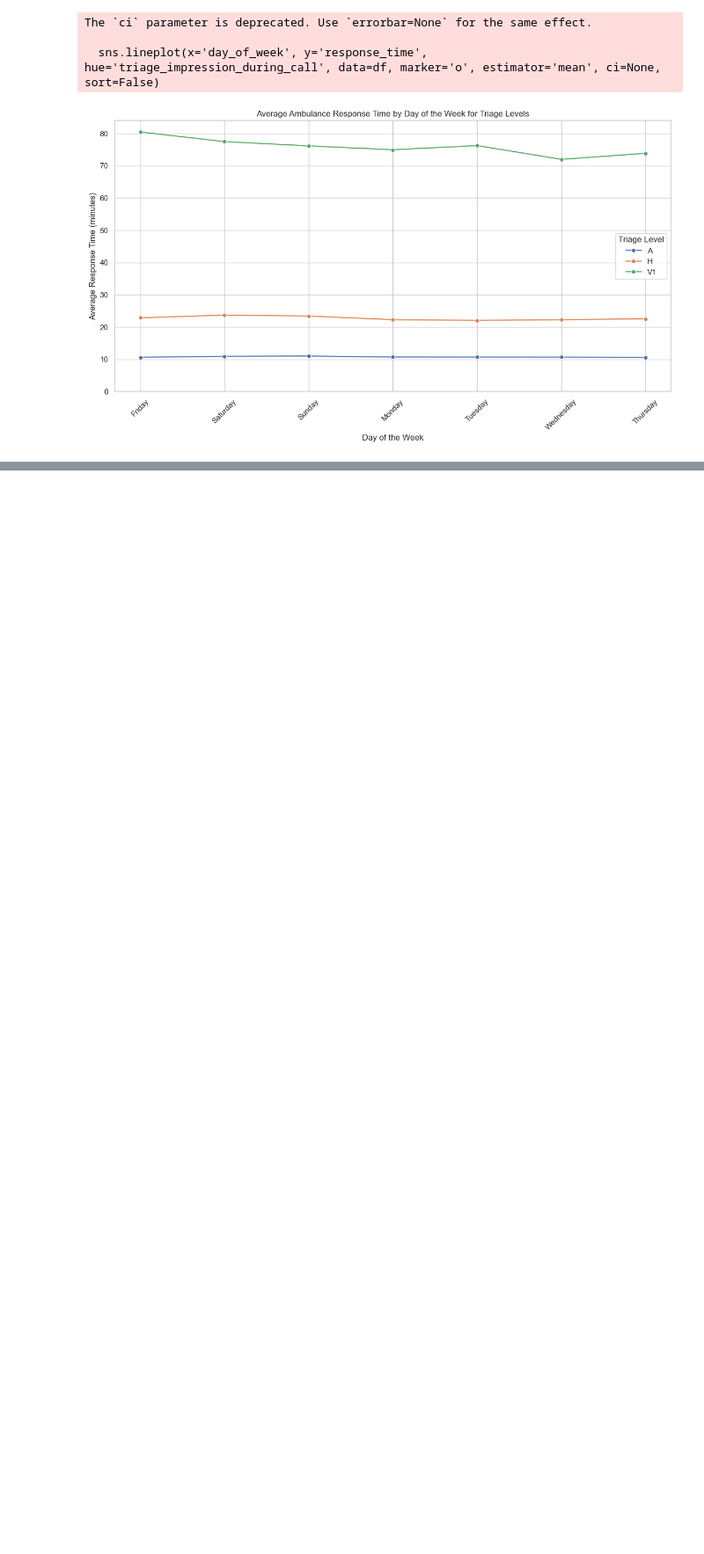
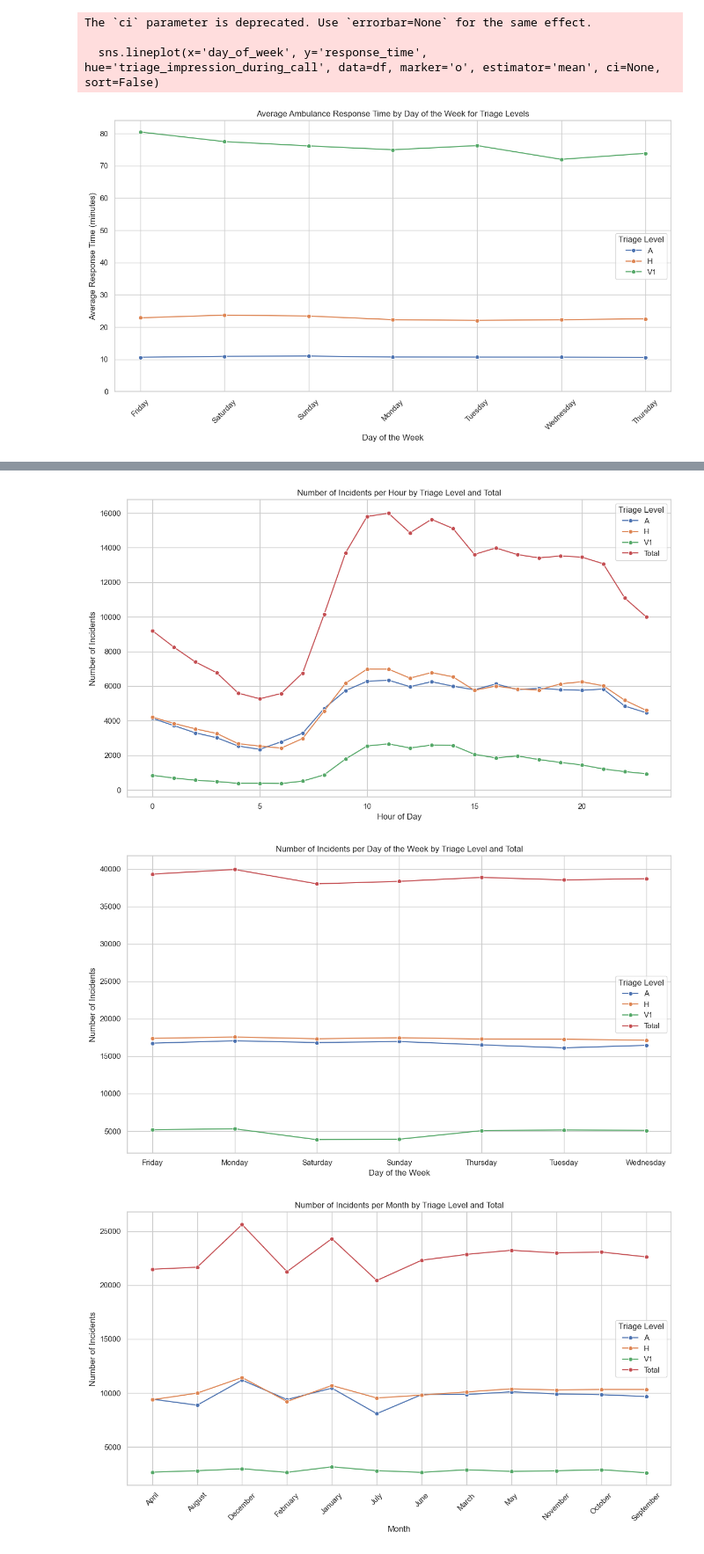
Before and after one commit to Emergency-Optimizers/Data-Processing, a Jupyter notebook: source/analysis/sandbox_torjus_v2.ipynb, the cells around one changed output, grey strips where cells are left out. Shown at 88% size. Saved outputs shown, nothing was run; the diff lists cells and outputs as text; code cells hidden in the pictures; blank space fills up the shorter version.

```diff
--- a/source/analysis/sandbox_torjus_v2.ipynb
+++ b/source/analysis/sandbox_torjus_v2.ipynb
@@ -183,4 +183,11 @@ plt.show()
 [figure]
 # %% [markdown]
 # Response Time by Month and by Day of Week
+# %%
+# Adding necessary time columns
+df['month'] = df['time_call_received'].dt.month_name()
+df['day_of_week'] = df['time_call_received'].dt.day_name()
+df['hour'] = df['time_call_received'].dt.hour
+
+df['response_time'] = (df['time_ambulance_arrived_at_scene'] - df['time_call_received']) / pd.Timedelta(minutes=1)
 # %%
@@ -220,0 +230,50 @@ The `ci` parameter is deprecated. Use `errorbar=None` for the same effect.
+# %%
+# Group by required categories and count incidents
+df_grouped_day = df.groupby(['day_of_week', 'triage_impression_during_call']).size().unstack().fillna(0)
+df_grouped_hour = df.groupby(['hour', 'triage_impression_during_call']).size().unstack().fillna(0)
+df_grouped_month = df.groupby(['month', 'triage_impression_during_call']).size().unstack().fillna(0)
+
+# Adding total counts per group
+df_grouped_day['Total'] = df_grouped_day.sum(axis=1)
+df_grouped_hour['Total'] = df_grouped_hour.sum(axis=1)
+df_grouped_month['Total'] = df_grouped_month.sum(axis=1)
+
+# Melt for plotting
+df_melted_day = df_grouped_day.reset_index().melt(id_vars='day_of_week', var_name='Triage Level', value_name='Number of Incidents')
+df_melted_hour = df_grouped_hour.reset_index().melt(id_vars='hour', var_name='Triage Level', value_name='Number of Incidents')
+df_melted_month = df_grouped_month.reset_index().melt(id_vars='month', var_name='Triage Level', value_name='Number of Incidents')
+
+# Plotting Incidents by Hour with Triage Levels and Total
+plt.figure(figsize=(12, 7))
+sns.lineplot(data=df_melted_hour, x='hour', y='Number of Incidents', hue='Triage Level', marker='o')
+plt.title('Number of Incidents per Hour by Triage Level and Total')
+plt.xlabel('Hour of Day')
+plt.ylabel('Number of Incidents')
+plt.grid(True)
+plt.tight_layout()
+plt.show()
+
+# Plotting Incidents by Day of the Week with Triage Levels and Total
+plt.figure(figsize=(12, 7))
+sns.lineplot(data=df_melted_day, x='day_of_week', y='Number of Incidents', hue='Triage Level', marker='o')
+plt.title('Number of Incidents per Day of the Week by Triage Level and Total')
+plt.xlabel('Day of the Week')
+plt.ylabel('Number of Incidents')
+plt.grid(True)
+plt.tight_layout()
+plt.show()
+
+# Plotting Incidents by Month with Triage Levels and Total
+plt.figure(figsize=(12, 7))
+sns.lineplot(data=df_melted_month, x='month', y='Number of Incidents', hue='Triage Level', marker='o')
+plt.title('Number of Incidents per Month by Triage Level and Total')
+plt.xlabel('Month')
+plt.ylabel('Number of Incidents')
+plt.xticks(rotation=45)
+plt.grid(True)
+plt.tight_layout()
+plt.show()
+# %% [output]
+[figure, added]
+[figure, added]
+[figure, added]
```
Also changed, not shown: parts of 5 cells of this notebook.
